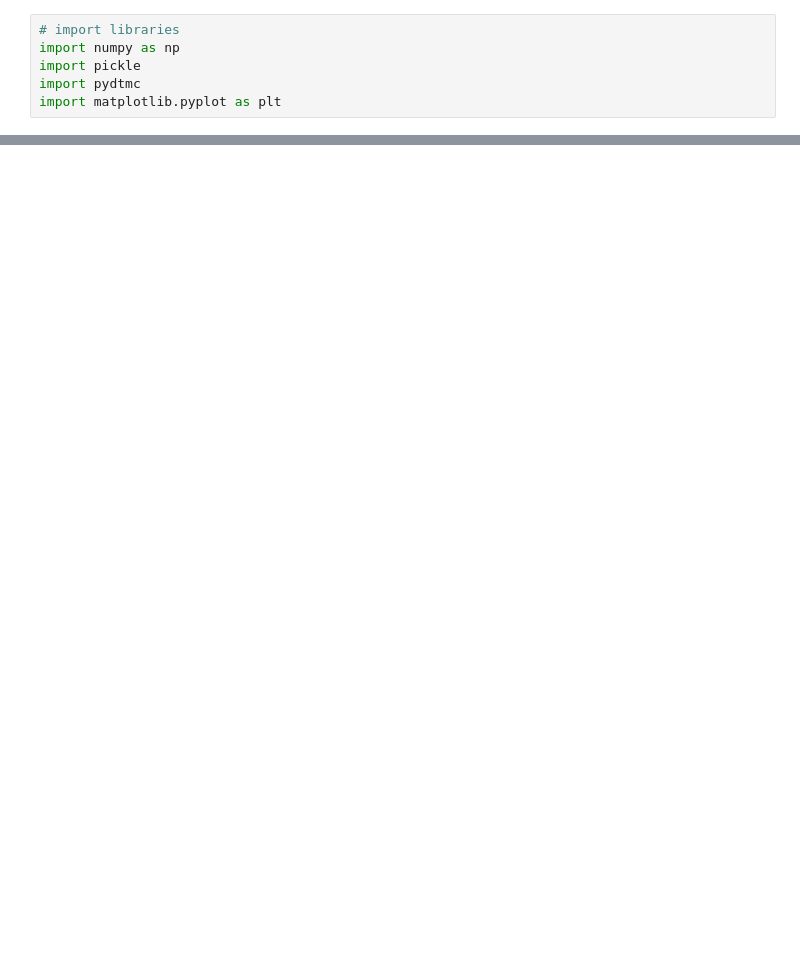
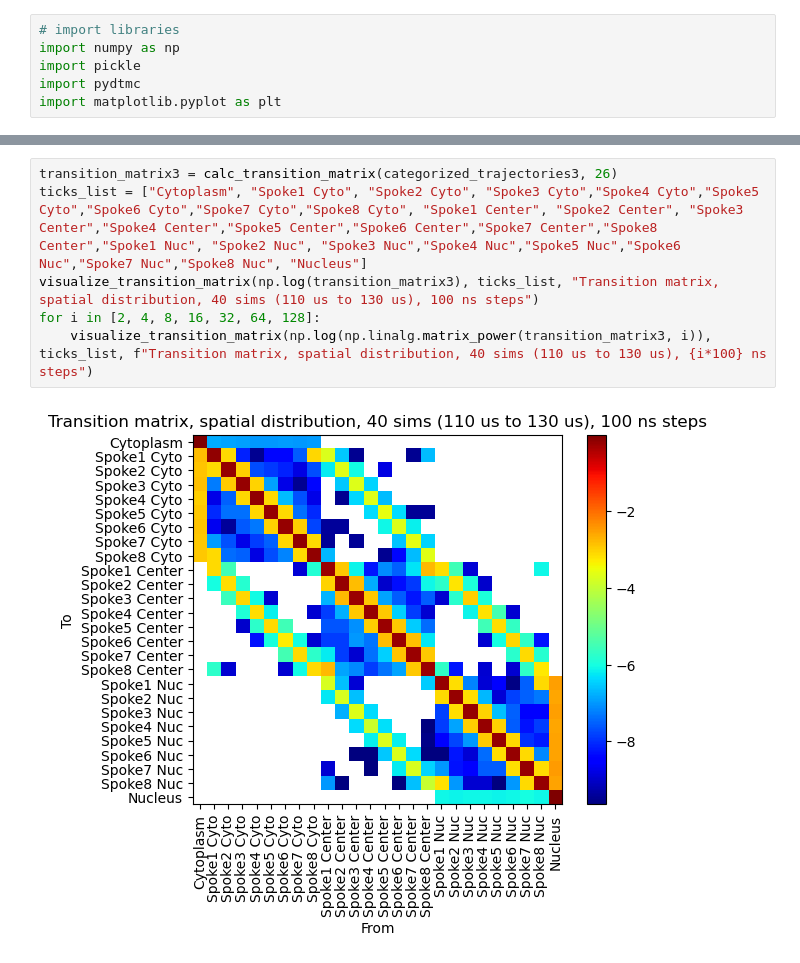
Before and after one commit to ravehlab/iMSM, a Jupyter notebook: spatial_markov_chain.ipynb, the cells around one changed output, grey strips where cells are left out. Drawn from its saved outputs; the diff is of its cells as text; blank space fills up the shorter version.

```diff
--- a/spatial_markov_chain.ipynb
+++ b/spatial_markov_chain.ipynb
@@ -132,0 +187,8 @@ plt.show()
+# %%
+transition_matrix3 = calc_transition_matrix(categorized_trajectories3, 26)
+ticks_list = ["Cytoplasm", "Spoke1 Cyto", "Spoke2 Cyto", "Spoke3 Cyto","Spoke4 Cyto","Spoke5 Cyto","Spoke6 Cyto","Spoke7 Cyto","Spoke8 Cyto", "Spoke1 Center", "Spoke2 Center", "Spoke3 Center","Spoke4 Center","Spoke5 Center","Spoke6 Center","Spoke7 Center","Spoke8 Center","Spoke1 Nuc", "Spoke2 Nuc", "Spoke3 Nuc","Spoke4 Nuc","Spoke5 Nuc","Spoke6 Nuc","Spoke7 Nuc","Spoke8 Nuc", "Nucleus"]
+visualize_transition_matrix(np.log(transition_matrix3), ticks_list, "Transition matrix, spatial distribution, 40 sims (110 us to 130 us), 100 ns steps")
+for i in [2, 4, 8, 16, 32, 64, 128]:
+    visualize_transition_matrix(np.log(np.linalg.matrix_power(transition_matrix3, i)), ticks_list, f"Transition matrix, spatial distribution, 40 sims (110 us to 130 us), {i*100} ns steps")
+# %% [output]
+[figure, added]
```
Also changed, not shown: parts of 13 cells of this notebook, 4 other files.
